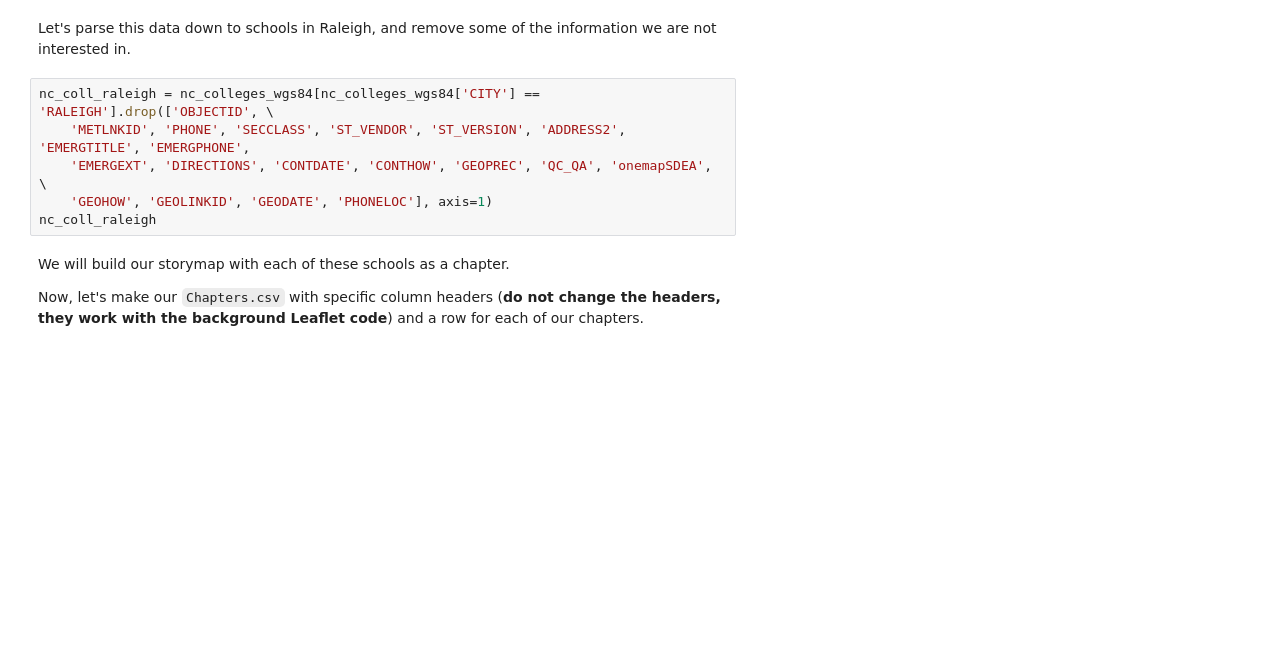
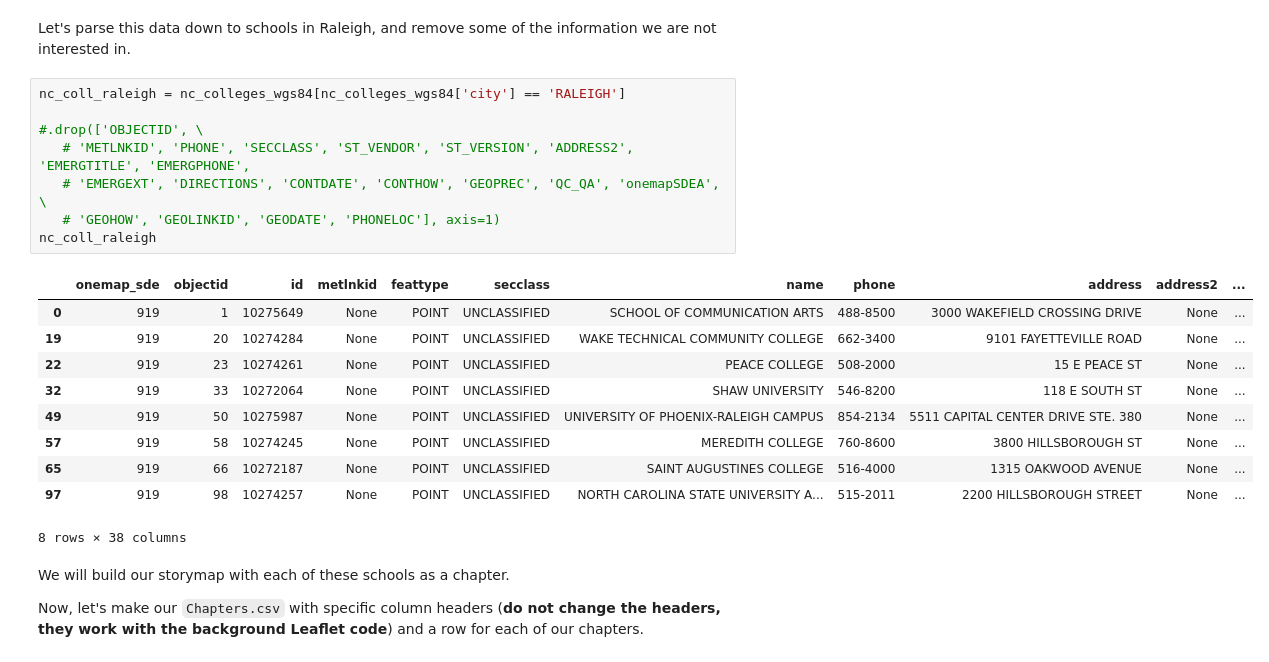
Before and after one commit to cedarcakes/GIS495_storymap_prac, a Jupyter notebook: storymap.ipynb, the cells around one changed output. Saved outputs shown, nothing was run; the diff lists cells and outputs as text; blank space fills up the shorter version.

```diff
--- a/storymap.ipynb
+++ b/storymap.ipynb
@@ -205,11 +272,24 @@ m
 # %% [markdown]
 Let's parse this data down to schools in Raleigh, and remove some of the information we are not interested in.
 # %%
-nc_coll_raleigh = nc_colleges_wgs84[nc_colleges_wgs84['CITY'] == 'RALEIGH'].drop(['OBJECTID', \
-    'METLNKID', 'PHONE', 'SECCLASS', 'ST_VENDOR', 'ST_VERSION', 'ADDRESS2', 'EMERGTITLE', 'EMERGPHONE',
-    'EMERGEXT', 'DIRECTIONS', 'CONTDATE', 'CONTHOW', 'GEOPREC', 'QC_QA', 'onemapSDEA', \
-    'GEOHOW', 'GEOLINKID', 'GEODATE', 'PHONELOC'], axis=1)
+nc_coll_raleigh = nc_colleges_wgs84[nc_colleges_wgs84['city'] == 'RALEIGH']
+
+#.drop(['OBJECTID', \
+   # 'METLNKID', 'PHONE', 'SECCLASS', 'ST_VENDOR', 'ST_VERSION', 'ADDRESS2', 'EMERGTITLE', 'EMERGPHONE',
+   # 'EMERGEXT', 'DIRECTIONS', 'CONTDATE', 'CONTHOW', 'GEOPREC', 'QC_QA', 'onemapSDEA', \
+   # 'GEOHOW', 'GEOLINKID', 'GEODATE', 'PHONELOC'], axis=1)
 nc_coll_raleigh
+# %% [output]
+|  | onemap_sde | objectid | id | metlnkid | feattype | secclass | name | phone | address | address2 | ... |
+| 0 | 919 | 1 | 10275649 | None | POINT | UNCLASSIFIED | SCHOOL OF COMMUNICATION ARTS | 488-8500 | 3000 WAKEFIELD CROSSING DRIVE | None | ... |
+| 19 | 919 | 20 | 10274284 | None | POINT | UNCLASSIFIED | WAKE TECHNICAL COMMUNITY COLLEGE | 662-3400 | 9101 FAYETTEVILLE ROAD | None | ... |
+| 22 | 919 | 23 | 10274261 | None | POINT | UNCLASSIFIED | PEACE COLLEGE | 508-2000 | 15 E PEACE ST | None | ... |
+| 32 | 919 | 33 | 10272064 | None | POINT | UNCLASSIFIED | SHAW UNIVERSITY | 546-8200 | 118 E SOUTH ST | None | ... |
+| 49 | 919 | 50 | 10275987 | None | POINT | UNCLASSIFIED | UNIVERSITY OF PHOENIX-RALEIGH CAMPUS | 854-2134 | 5511 CAPITAL CENTER DRIVE STE. 380 | None | ... |
+| 57 | 919 | 58 | 10274245 | None | POINT | UNCLASSIFIED | MEREDITH COLLEGE | 760-8600 | 3800 HILLSBOROUGH ST | None | ... |
+| 65 | 919 | 66 | 10272187 | None | POINT | UNCLASSIFIED | SAINT AUGUSTINES COLLEGE | 516-4000 | 1315 OAKWOOD AVENUE | None | ... |
+| 97 | 919 | 98 | 10274257 | None | POINT | UNCLASSIFIED | NORTH CAROLINA STATE UNIVERSITY A... | 515-2011 | 2200 HILLSBOROUGH STREET | None | ... |
+8 rows × 38 columns
 # %% [markdown]
 We will build our storymap with each of these schools as a chapter.
 
```
Also changed, not shown: parts of 14 cells of this notebook, 1 other file.
